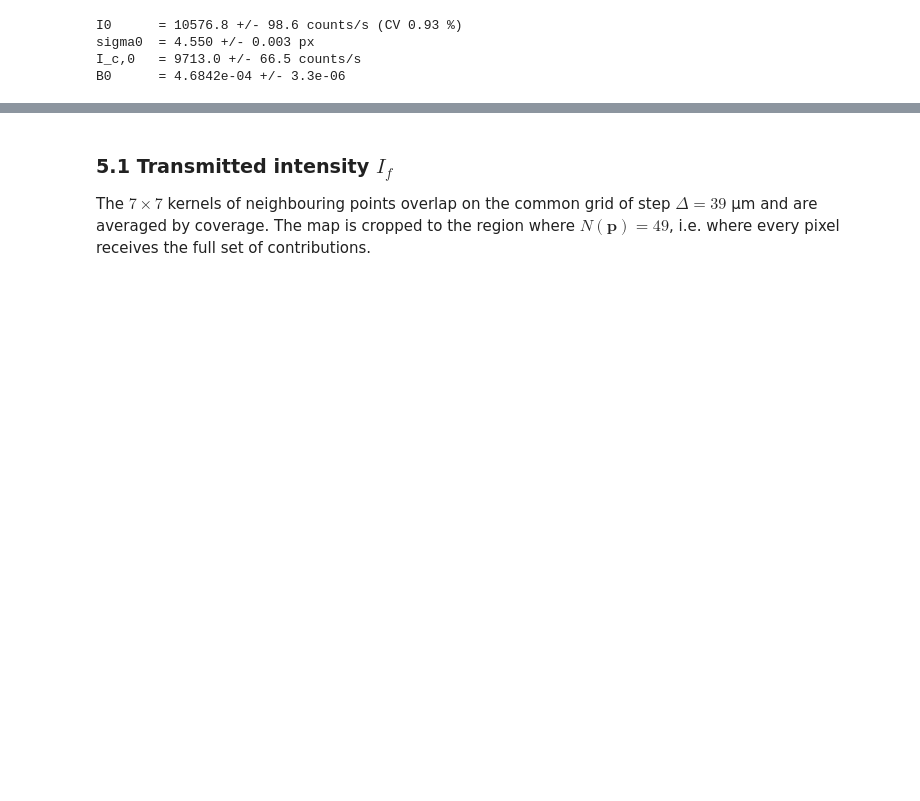
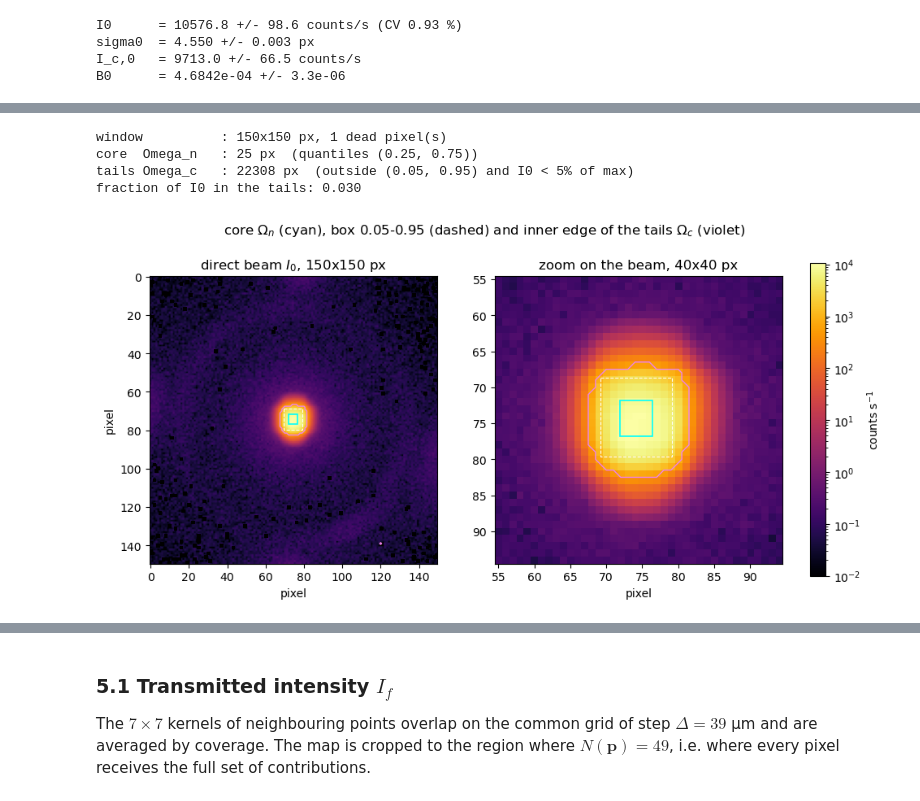
Before and after one commit to Gustavoq14/multimodal-xray-mapping, a Jupyter notebook: multimodal_mapping_PHBV_BG4.ipynb, the cells around one changed output, grey strips where cells are left out. Cells and saved outputs as stored; diff of their text form; code cells hidden in the pictures; blank space fills up the shorter version.

```diff
--- a/multimodal_mapping_PHBV_BG4.ipynb
+++ b/multimodal_mapping_PHBV_BG4.ipynb
@@ -92,8 +98,18 @@ BLOCKS = META["scan"]["blocks"]                 # points of each interlaced scan
 # --------------------------------------------------------------------------
 KERNEL_SIZE = 7          # construction kernel for the transmission map (p_cov = 6.67)
 BROADENING_WINDOW = 60   # window on which sigma and I_c are evaluated (Eq. 2)
-SCAN_WINDOW = META["scan"]["window_px"]         # stored window, superset of both
+SCAN_WINDOW = META["scan"]["window_px"]         # stored window, superset of all three
 BEAM_WINDOW = META["direct_beam"]["window_px"]  # stored direct-beam window
+
+# --------------------------------------------------------------------------
+# Tail scattering eta (section 5.4)
+# --------------------------------------------------------------------------
+TAILS_WINDOW = META["direct_beam"]["tail_window_px"]  # window on which eta is evaluated
+CORE_QUANTILES = (0.25, 0.75)     # core box Omega_n: quantiles of the projections of I0
+TAIL_QUANTILES = (0.05, 0.95)     # tails Omega_c: outside this box ...
+TAIL_I0_THRESHOLD = 0.05          # ... and where I0 < 5 % of its maximum
+                                  # (for this sample up to 0.10 gives no negative eta)
+assert TAILS_WINDOW == SCAN_WINDOW, "eta compares scan and direct beam pixel by pixel"
 
 # --------------------------------------------------------------------------
 # Sub-pixel recombination (drizzle)
@@ -499,6 +644,7 @@ scan_exposure = scan["exposure"]
 beam_windows = beam["windows"]
 beam_exposure = beam["exposure"]
 beam_centroids = beam["centroid_full_frame"]        # (row, col) per frame
+beam_tail_windows = beam["tail_windows"]            # same frames, on the scan pixels
 
 saxs_frames = saxs["frames"]
 roi_names = [str(n) for n in saxs["roi_names"]]
@@ -508,7 +654,7 @@ print(f"scan        : {scan_windows.shape} windows, "
 print(f"             x in [{scan_positions[:,0].min():.3f}, {scan_positions[:,0].max():.3f}] mm, "
       f"z in [{scan_positions[:,1].min():.3f}, {scan_positions[:,1].max():.3f}] mm")
 print(f"direct beam : {beam_windows.shape} windows, "
-      f"{beam_exposure[0]:.0f} s each")
+      f"{beam_exposure[0]:.0f} s each; {beam_tail_windows.shape} on the scan pixels")
 print(f"SAXS        : {saxs_frames.shape} patterns at {roi_names}")
 print(f"WAXS        : {waxs.shape[0]} points, 2theta in "
       f"[{waxs.index.min():.1f}, {waxs.index.max():.1f}] deg, columns {list(waxs.columns)}")
@@ -621,0 +775,44 @@ B0      = 4.6842e-04 +/- 3.3e-06
+# %%
+valid_px = (beam_tail_windows >= 0).all(axis=0)           # dead pixels are flagged < 0
+beam_tail_rate = np.where(valid_px, beam_tail_windows, 0.0) / beam_exposure[:, None, None]
+I0_img = beam_tail_rate.mean(axis=0)                       # counts/s
+N_REF = float(beam_exposure.sum())                         # s of direct beam averaged in I0
+
+core, tails, qx, qz = tail_regions(I0_img, valid_px)
+
+print(f"window          : {TAILS_WINDOW}x{TAILS_WINDOW} px, {(~valid_px).sum()} dead pixel(s)")
+print(f"core  Omega_n   : {core.sum()} px  (quantiles {CORE_QUANTILES})")
+print(f"tails Omega_c   : {tails.sum()} px  (outside {TAIL_QUANTILES} and "
+      f"I0 < {TAIL_I0_THRESHOLD:.0%} of max)")
+print(f"fraction of I0 in the tails: {I0_img[tails].sum() / I0_img.sum():.3f}")
+
+cmap_i0 = plt.get_cmap(CMAP).copy()
+cmap_i0.set_bad("black")                                   # pixels with I0 = 0
+I0_show = np.where(I0_img > 0, I0_img, np.nan)
+zoom = 20                                                  # half-width of the zoom (px)
+c0 = TAILS_WINDOW // 2
+
+fig, axes = plt.subplots(1, 2, figsize=(11, 5))
+for ax, title in zip(axes, (f"direct beam $I_0$, {TAILS_WINDOW}x{TAILS_WINDOW} px",
+                            f"zoom on the beam, {2 * zoom}x{2 * zoom} px")):
+    im = ax.imshow(I0_show, cmap=cmap_i0, norm=LogNorm())
+    ax.contour(tails, levels=[0.5], colors="violet", linewidths=1.0)   # edge of Omega_c
+    ax.add_patch(plt.Rectangle((qx[1] - 0.5, qz[1] - 0.5), qx[2] - qx[1], qz[2] - qz[1],
+                               fill=False, edgecolor="cyan", lw=1.2))  # Omega_n
+    ax.add_patch(plt.Rectangle((qx[0] - 0.5, qz[0] - 0.5), qx[3] - qx[0], qz[3] - qz[0],
+                               fill=False, edgecolor="white", lw=0.8, ls="--"))
+    ax.set_title(title)
+    ax.set_xlabel("pixel")
+axes[1].set_xlim(c0 - zoom - 0.5, c0 + zoom - 0.5)
+axes[1].set_ylim(c0 + zoom - 0.5, c0 - zoom - 0.5)
+axes[0].set_ylabel("pixel")
+fig.colorbar(im, ax=axes, fraction=0.046, pad=0.04, label="counts s$^{-1}$")
+fig.suptitle(r"core $\Omega_n$ (cyan), box 0.05-0.95 (dashed) and "
+             r"inner edge of the tails $\Omega_c$ (violet)", y=0.98)
+plt.show()
+# %% [output]
+window          : 150x150 px, 1 dead pixel(s)
+core  Omega_n   : 25 px  (quantiles (0.25, 0.75))
+tails Omega_c   : 22308 px  (outside (0.05, 0.95) and I0 < 5% of max)
+fraction of I0 in the tails: 0.030
+[figure, added]
```
Also changed, not shown: parts of 24 cells of this notebook, 5 other files.
